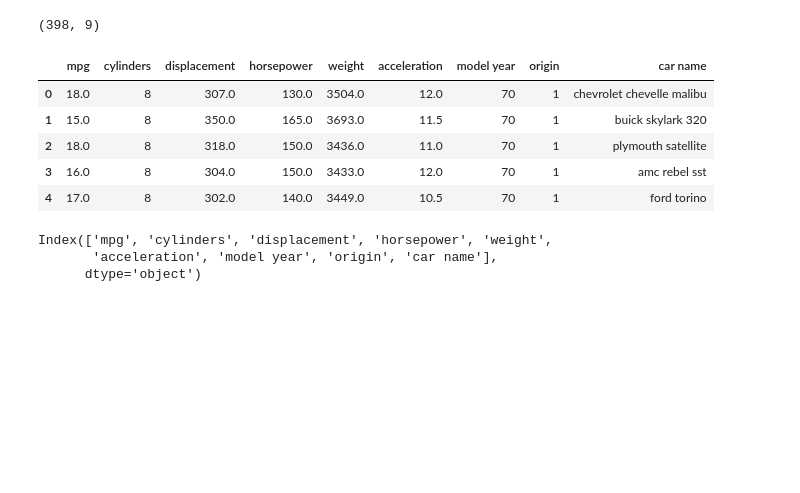
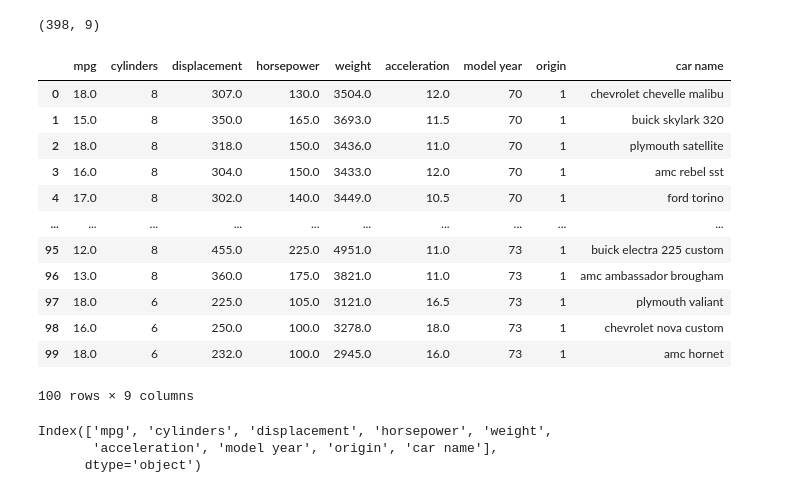
Before and after one commit to sofels/ENSF611-Lab0, a Jupyter notebook: lab0-pandas-auto_mpg.ipynb, the cells around one changed output. Drawn from its saved outputs; the diff is of its cells as text; code cells hidden in the pictures; blank space fills up the shorter version.

```diff
--- a/lab0-pandas-auto_mpg.ipynb
+++ b/lab0-pandas-auto_mpg.ipynb
@@ -47,14 +47,21 @@ data.shape
 (398, 9)
 # %%
 # Peek at the first rows
-data.head()
+data.head(100)
 # %% [output]
 |  | mpg | cylinders | displacement | horsepower | weight | acceleration | model year | origin | car name |
 | 0 | 18.0 | 8 | 307.0 | 130.0 | 3504.0 | 12.0 | 70 | 1 | chevrolet chevelle malibu |
 | 1 | 15.0 | 8 | 350.0 | 165.0 | 3693.0 | 11.5 | 70 | 1 | buick skylark 320 |
 | 2 | 18.0 | 8 | 318.0 | 150.0 | 3436.0 | 11.0 | 70 | 1 | plymouth satellite |
 | 3 | 16.0 | 8 | 304.0 | 150.0 | 3433.0 | 12.0 | 70 | 1 | amc rebel sst |
 | 4 | 17.0 | 8 | 302.0 | 140.0 | 3449.0 | 10.5 | 70 | 1 | ford torino |
+| ... | ... | ... | ... | ... | ... | ... | ... | ... | ... |
+| 95 | 12.0 | 8 | 455.0 | 225.0 | 4951.0 | 11.0 | 73 | 1 | buick electra 225 custom |
+| 96 | 13.0 | 8 | 360.0 | 175.0 | 3821.0 | 11.0 | 73 | 1 | amc ambassador brougham |
+| 97 | 18.0 | 6 | 225.0 | 105.0 | 3121.0 | 16.5 | 73 | 1 | plymouth valiant |
+| 98 | 16.0 | 6 | 250.0 | 100.0 | 3278.0 | 18.0 | 73 | 1 | chevrolet nova custom |
+| 99 | 18.0 | 6 | 232.0 | 100.0 | 2945.0 | 16.0 | 73 | 1 | amc hornet |
+100 rows × 9 columns
 # %%
 # Column names are
 data.columns
```
Also changed, not shown: parts of 8 cells of this notebook.
